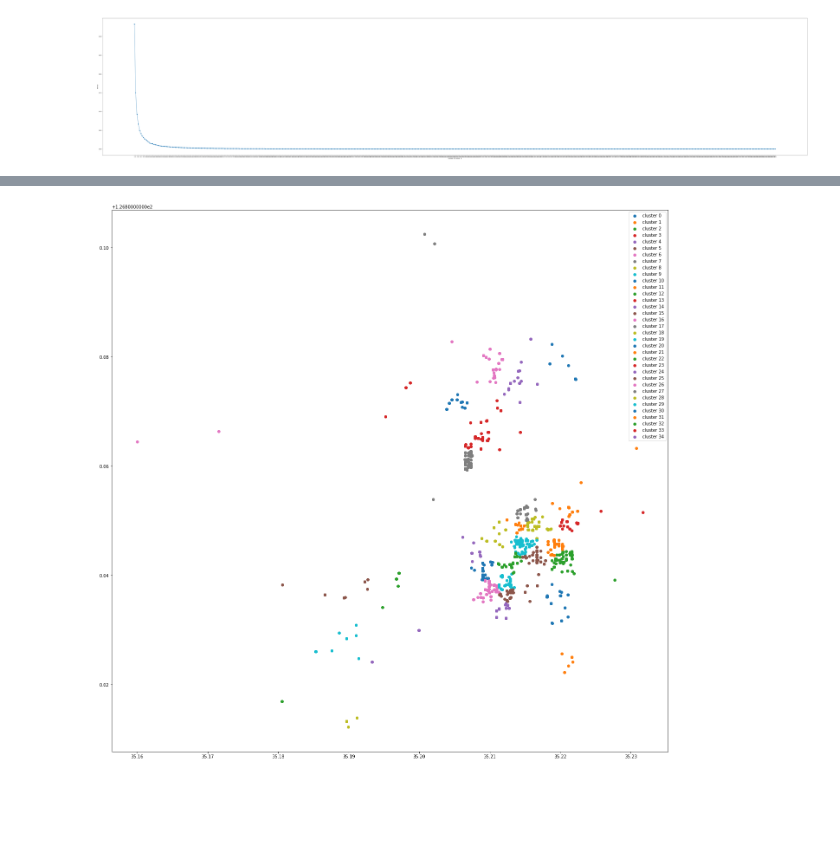
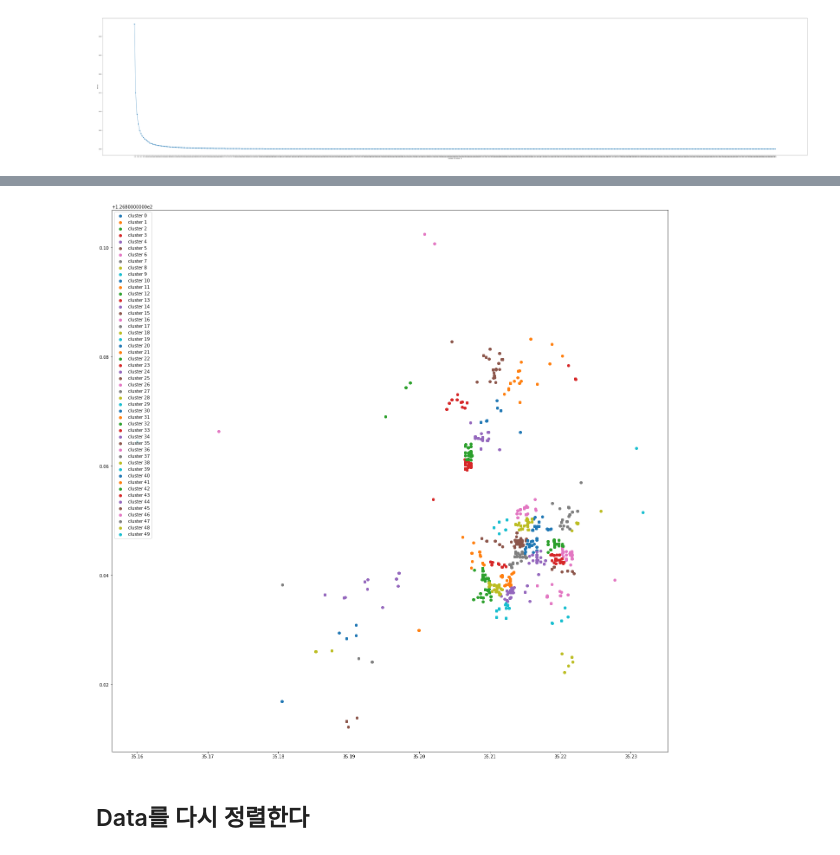
Before and after one commit to hyojaeKwon/aistone-vrp, a Jupyter notebook: stores/vrp_more_data/clustering.ipynb, the cells around one changed output, grey strips where cells are left out. Saved outputs shown, nothing was run; the diff lists cells and outputs as text; code cells hidden in the pictures; blank space fills up the shorter version.

Commit message:
feat: cluster별 vrp연산

```diff
--- a/stores/vrp_more_data/clustering.ipynb
+++ b/stores/vrp_more_data/clustering.ipynb
@@ -78,16 +86,3 @@ plt.xticks(ks)
 plt.show()
 # %% [output]
 [figure]
-# %%
-# K-means 모델과 군집 예측값을 생성
-
-# 클러스터 모델 생성, 파라미터는 원할 경우 추가
-clust_model = KMeans(n_clusters=35)
-
-clust_model.fit(bm_data_latlng)
-
-centers = clust_model.cluster_centers_
-pred =  clust_model.predict(bm_data_latlng)
-
-print(pd.DataFrame(centers))
-print(pred[:15])
@@ -116,7 +93,7 @@ from sklearn.preprocessing import MinMaxScaler
 scaler = MinMaxScaler()
 data_scale = scaler.fit_transform(bm_data_latlng)
 
-k = 35
+k = 50
 
 model = KMeans(n_clusters=k,random_state=10)
 
@@ -214,10 +190,10 @@ bm_data_latlng
 2046 rows × 3 columns
 # %%
-clust_df.sort_values('clust')
-clust_count = [0]*35
+bm_data_latlng.sort_values('cluster')
+clust_count = [0]*50
 
-for i in range(len(clust_df)):
-    clust_num = int(clust_df.iloc[i]['clust'])
+for i in range(len(bm_data_latlng)):
+    clust_num = int(bm_data_latlng.iloc[i]['cluster'])
     clust_count[clust_num-1] = clust_count[clust_num-1] + 1
 
 ccdf = pd.DataFrame(clust_count)
@@ -225,12 +217,14 @@ ccdf.to_csv('clusterCount.csv',mode='w',index=False)
 # %%
 import matplotlib.pyplot as plt
 plt.figure(figsize = (23, 23))
 
-for i in range(k):
+for i in range(50):
     plt.scatter(bm_data_latlng.loc[bm_data_latlng['cluster']==i,'lat'],bm_data_latlng.loc[bm_data_latlng['cluster']==i,'lng'],
                 label = 'cluster ' + str(i))
 
 plt.legend()
 plt.show()
 # %% [output]
-[figure, old version]
+[figure, new version]
+# %% [markdown]
+## Data를 다시 정렬한다
```
Also changed, not shown: parts of 10 cells of this notebook, 13 other files.
